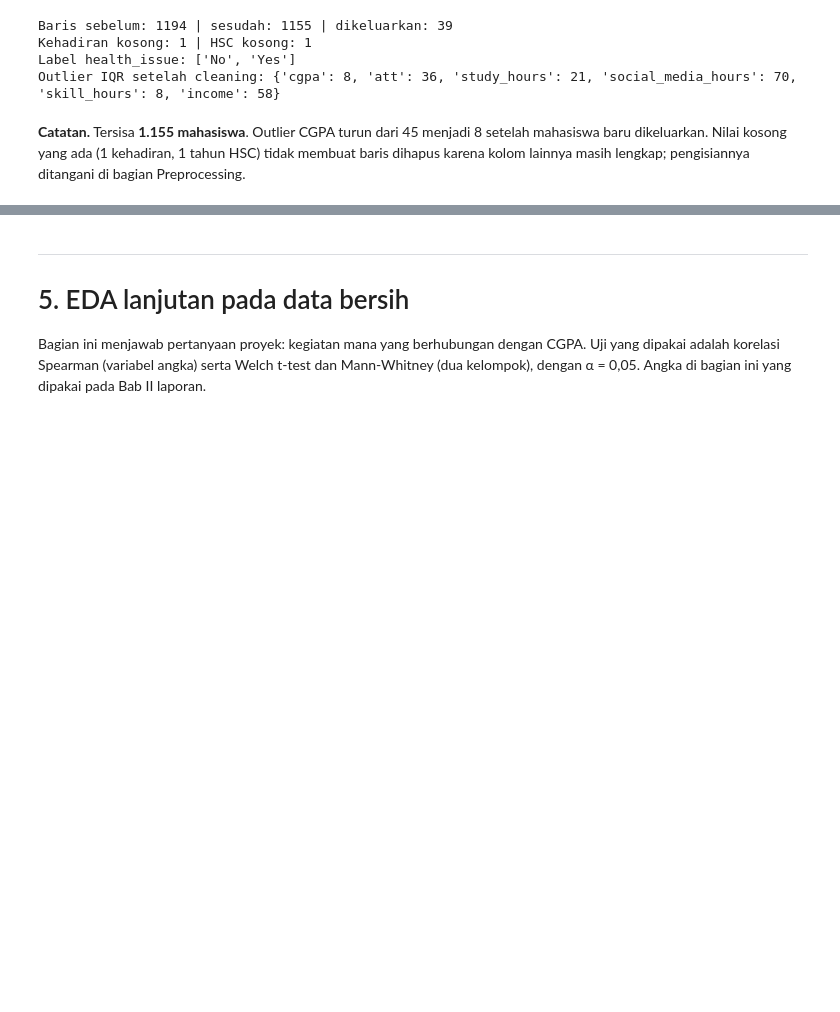
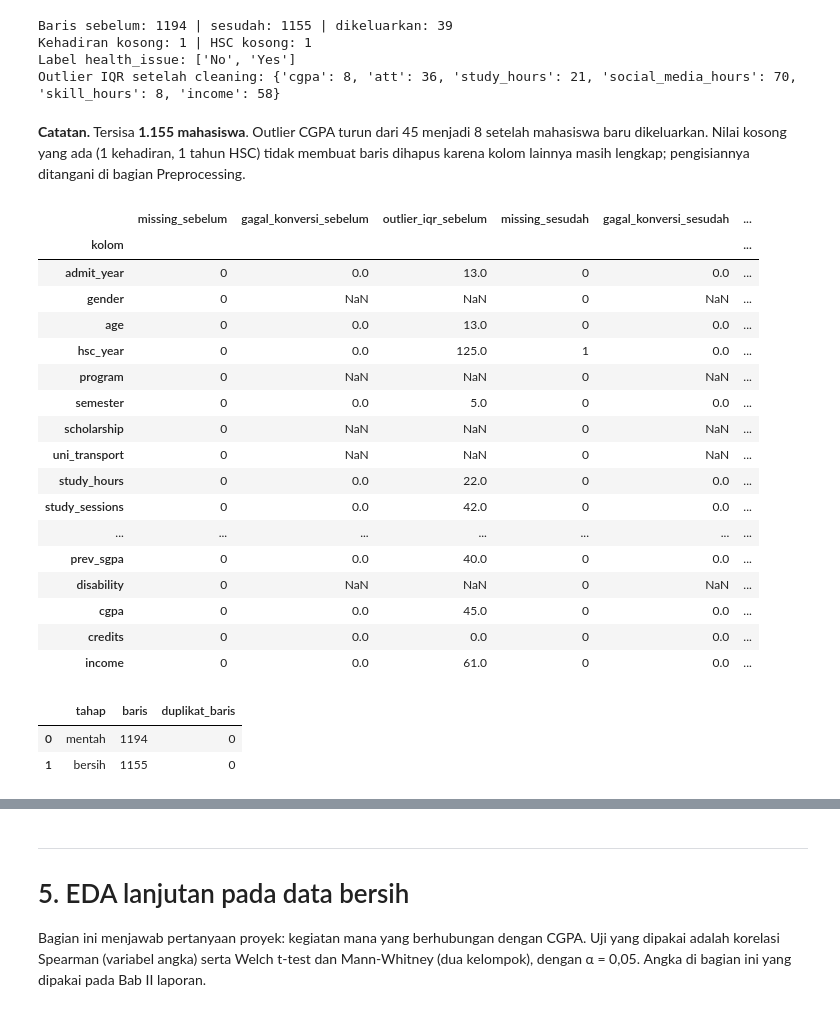
Before and after one commit to restufrmnsyh/ProjectAkhirDataScience, a Jupyter notebook: Project_DataScience.ipynb, the cells around one changed output, grey strips where cells are left out. Saved outputs shown, nothing was run; the diff lists cells and outputs as text; code cells hidden in the pictures; blank space fills up the shorter version.

```diff
--- a/Project_DataScience.ipynb
+++ b/Project_DataScience.ipynb
@@ -275,3 +363,37 @@ Label health_issue: ['No', 'Yes']
 Outlier IQR setelah cleaning: {'cgpa': 8, 'att': 36, 'study_hours': 21, 'social_media_hours': 70, 'skill_hours': 8, 'income': 58}
 # %% [markdown]
 **Catatan.** Tersisa **1.155 mahasiswa**. Outlier CGPA turun dari 45 menjadi 8 setelah mahasiswa baru dikeluarkan. Nilai kosong yang ada (1 kehadiran, 1 tahun HSC) tidak membuat baris dihapus karena kolom lainnya masih lengkap; pengisiannya ditangani di bagian Preprocessing.
+# %%
+# Perbandingan menyeluruh pada kolom asli; gunakan kehadiran numerik hasil cleaning.
+untuk_audit = bersih[df.columns].copy()
+untuk_audit['attendance'] = bersih['att']
+audit_sesudah = audit_kualitas(untuk_audit)
+perbandingan = audit_sebelum[['missing', 'gagal_konversi', 'outlier_iqr']].join(
+    audit_sesudah[['missing', 'gagal_konversi', 'outlier_iqr']],
+    lsuffix='_sebelum', rsuffix='_sesudah')
+display(perbandingan)
+display(pd.DataFrame({'tahap': ['mentah', 'bersih'],
+    'baris': [len(df), len(bersih)],
+    'duplikat_baris': [int(df.duplicated().sum()), int(bersih.duplicated().sum())]}))
+# %% [output]
+|  | missing_sebelum | gagal_konversi_sebelum | outlier_iqr_sebelum | missing_sesudah | gagal_konversi_sesudah | ... |
+| kolom |  |  |  |  |  | ... |
+| admit_year | 0 | 0.0 | 13.0 | 0 | 0.0 | ... |
+| gender | 0 | NaN | NaN | 0 | NaN | ... |
+| age | 0 | 0.0 | 13.0 | 0 | 0.0 | ... |
+| hsc_year | 0 | 0.0 | 125.0 | 1 | 0.0 | ... |
+| program | 0 | NaN | NaN | 0 | NaN | ... |
+| semester | 0 | 0.0 | 5.0 | 0 | 0.0 | ... |
+| scholarship | 0 | NaN | NaN | 0 | NaN | ... |
+| uni_transport | 0 | NaN | NaN | 0 | NaN | ... |
+| study_hours | 0 | 0.0 | 22.0 | 0 | 0.0 | ... |
+| study_sessions | 0 | 0.0 | 42.0 | 0 | 0.0 | ... |
+| ... | ... | ... | ... | ... | ... | ... |
+| prev_sgpa | 0 | 0.0 | 40.0 | 0 | 0.0 | ... |
+| disability | 0 | NaN | NaN | 0 | NaN | ... |
+| cgpa | 0 | 0.0 | 45.0 | 0 | 0.0 | ... |
+| credits | 0 | 0.0 | 0.0 | 0 | 0.0 | ... |
+| income | 0 | 0.0 | 61.0 | 0 | 0.0 | ... |
+|  | tahap | baris | duplikat_baris |
+| 0 | mentah | 1194 | 0 |
+| 1 | bersih | 1155 | 0 |
```
Also changed, not shown: parts of 10 cells of this notebook, 1 other file.
